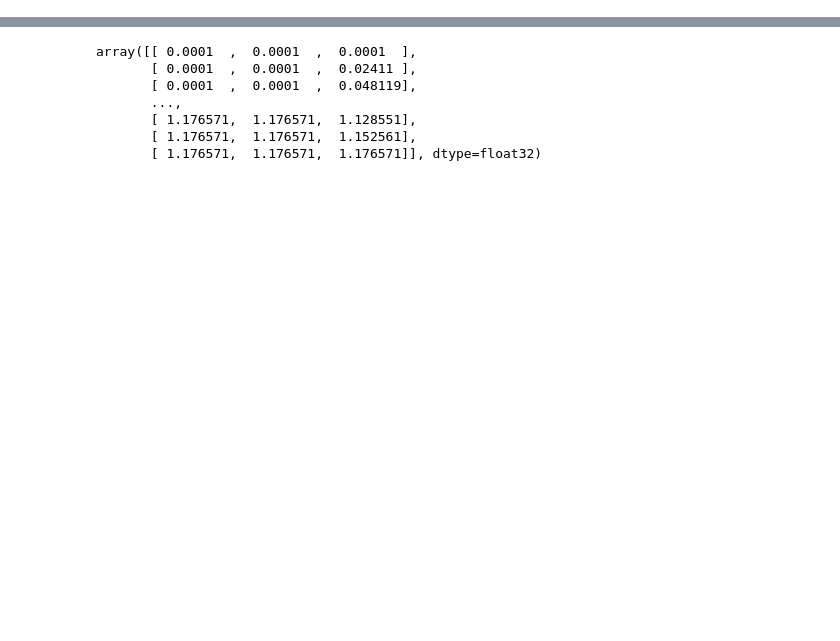
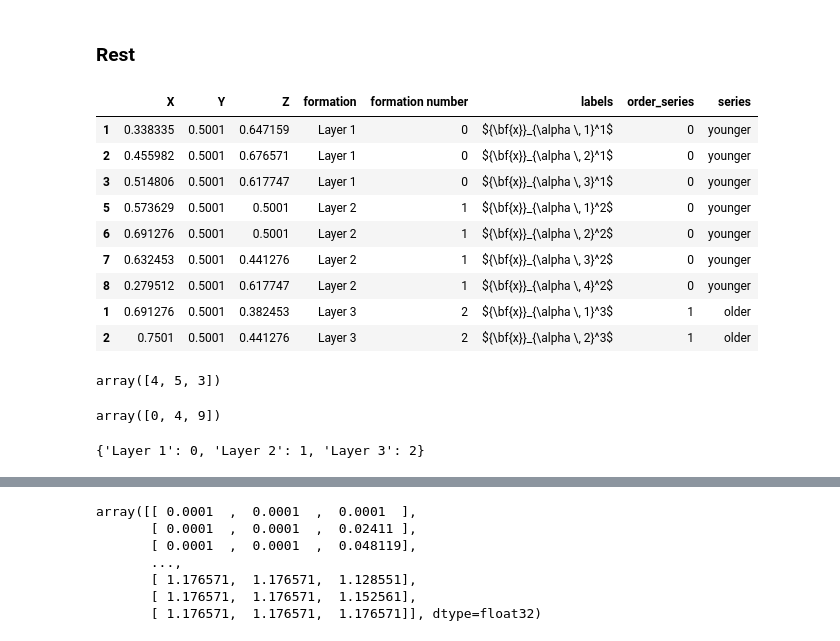
Before and after one commit to nre-aachen/gempy, a Jupyter notebook: Prototype Notebook/Example_3_Simple_PyMC.ipynb, the cells around one changed output, grey strips where cells are left out. Cells and saved outputs as stored; diff of their text form; code cells hidden in the pictures; blank space fills up the shorter version.

```diff
--- a/Prototype Notebook/Example_3_Simple_PyMC.ipynb
+++ b/Prototype Notebook/Example_3_Simple_PyMC.ipynb
@@ -132,0 +147,3 @@ GeMpy.plot_data(geo_data)
+# %%
+a = data_interp.interpolator.len_interfaces
+b = data_interp.interpolator._data_scaled.interfaces
@@ -132,0 +216,19 @@ GeMpy.plot_data(geo_data)
+# %% [markdown]
+### Rest
+# %%
+b.drop(c)
+# %% [output]
+|  | X | Y | Z | formation | formation number | labels | order_series | series |
+| 1 | 0.338335 | 0.5001 | 0.647159 | Layer 1 | 0 | ${\bf{x}}_{\alpha \, 1}^1$ | 0 | younger |
+| 2 | 0.455982 | 0.5001 | 0.676571 | Layer 1 | 0 | ${\bf{x}}_{\alpha \, 2}^1$ | 0 | younger |
+| 3 | 0.514806 | 0.5001 | 0.617747 | Layer 1 | 0 | ${\bf{x}}_{\alpha \, 3}^1$ | 0 | younger |
+| 5 | 0.573629 | 0.5001 | 0.5001 | Layer 2 | 1 | ${\bf{x}}_{\alpha \, 1}^2$ | 0 | younger |
+| 6 | 0.691276 | 0.5001 | 0.5001 | Layer 2 | 1 | ${\bf{x}}_{\alpha \, 2}^2$ | 0 | younger |
+| 7 | 0.632453 | 0.5001 | 0.441276 | Layer 2 | 1 | ${\bf{x}}_{\alpha \, 3}^2$ | 0 | younger |
+| 8 | 0.279512 | 0.5001 | 0.617747 | Layer 2 | 1 | ${\bf{x}}_{\alpha \, 4}^2$ | 0 | younger |
+| 1 | 0.691276 | 0.5001 | 0.382453 | Layer 3 | 2 | ${\bf{x}}_{\alpha \, 1}^3$ | 1 | older |
+| 2 | 0.7501 | 0.5001 | 0.441276 | Layer 3 | 2 | ${\bf{x}}_{\alpha \, 2}^3$ | 1 | older |
+# %%
+a
+# %% [output]
+array([4, 5, 3])
@@ -132,0 +237,4 @@ GeMpy.plot_data(geo_data)
+# %%
+c
+# %% [output]
+array([0, 4, 9])
@@ -132,0 +243,6 @@ GeMpy.plot_data(geo_data)
+# %%
+ip_addresses = geo_data.interfaces["formation"].unique()
+ip_dict = dict(zip(ip_addresses, range(len(ip_addresses)+1)))
+ip_dict
+# %% [output]
+{'Layer 1': 0, 'Layer 2': 1, 'Layer 3': 2}
```
Also changed, not shown: parts of 29 cells of this notebook, 8 other files.
